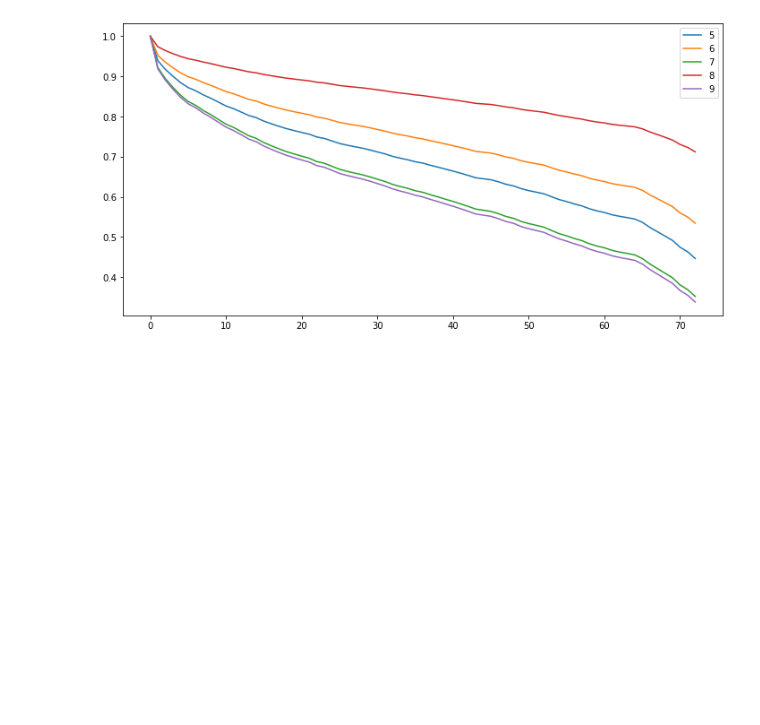
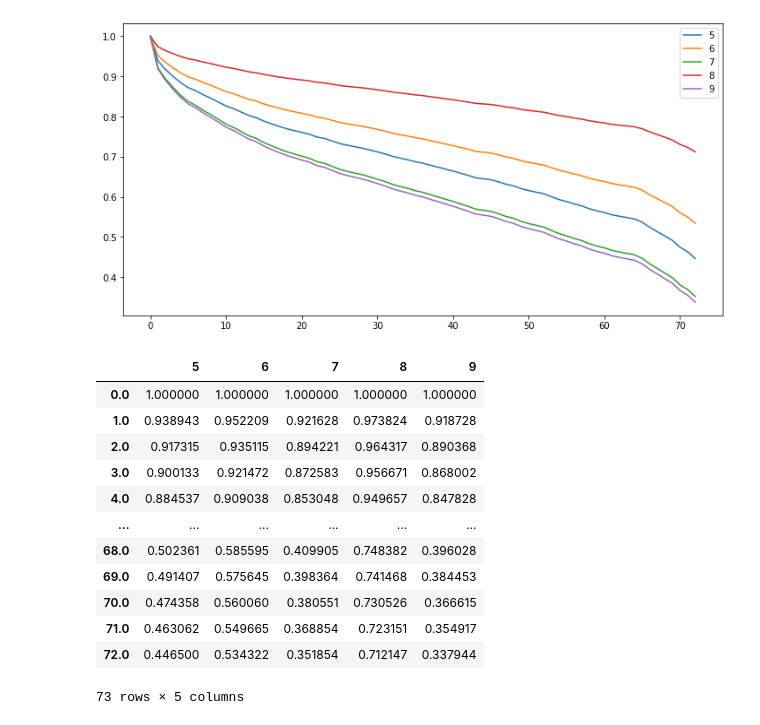
Before and after one commit to 2joonh2/KCB-Mealtable, a Jupyter notebook: python-survival-analysis/Survival Analysis-Intuition _Implementation in Python.ipynb, the cells around one changed output. Drawn from its saved outputs; the diff is of its cells as text; code cells hidden in the pictures; blank space fills up the shorter version.

```diff
--- a/python-survival-analysis/Survival Analysis-Intuition _Implementation in Python.ipynb
+++ b/python-survival-analysis/Survival Analysis-Intuition _Implementation in Python.ipynb
@@ -198,3 +198,21 @@ cph.predict_survival_function(tr_rows).plot()
 # %% [output]
 <AxesSubplot:>
 [figure]
+# %%
+## Lets predict the survival curve for the selected customers.
+## Customers can be identified with the help of the number mentioned against each curve.
+cph.predict_survival_function(tr_rows)
+# %% [output]
+|  | 5 | 6 | 7 | 8 | 9 |
+| 0.0 | 1.000000 | 1.000000 | 1.000000 | 1.000000 | 1.000000 |
+| 1.0 | 0.938943 | 0.952209 | 0.921628 | 0.973824 | 0.918728 |
+| 2.0 | 0.917315 | 0.935115 | 0.894221 | 0.964317 | 0.890368 |
+| 3.0 | 0.900133 | 0.921472 | 0.872583 | 0.956671 | 0.868002 |
+| 4.0 | 0.884537 | 0.909038 | 0.853048 | 0.949657 | 0.847828 |
+| ... | ... | ... | ... | ... | ... |
+| 68.0 | 0.502361 | 0.585595 | 0.409905 | 0.748382 | 0.396028 |
+| 69.0 | 0.491407 | 0.575645 | 0.398364 | 0.741468 | 0.384453 |
+| 70.0 | 0.474358 | 0.560060 | 0.380551 | 0.730526 | 0.366615 |
+| 71.0 | 0.463062 | 0.549665 | 0.368854 | 0.723151 | 0.354917 |
+| 72.0 | 0.446500 | 0.534322 | 0.351854 | 0.712147 | 0.337944 |
+73 rows × 5 columns
```
Also changed, not shown: parts of 1 cell of this notebook.
